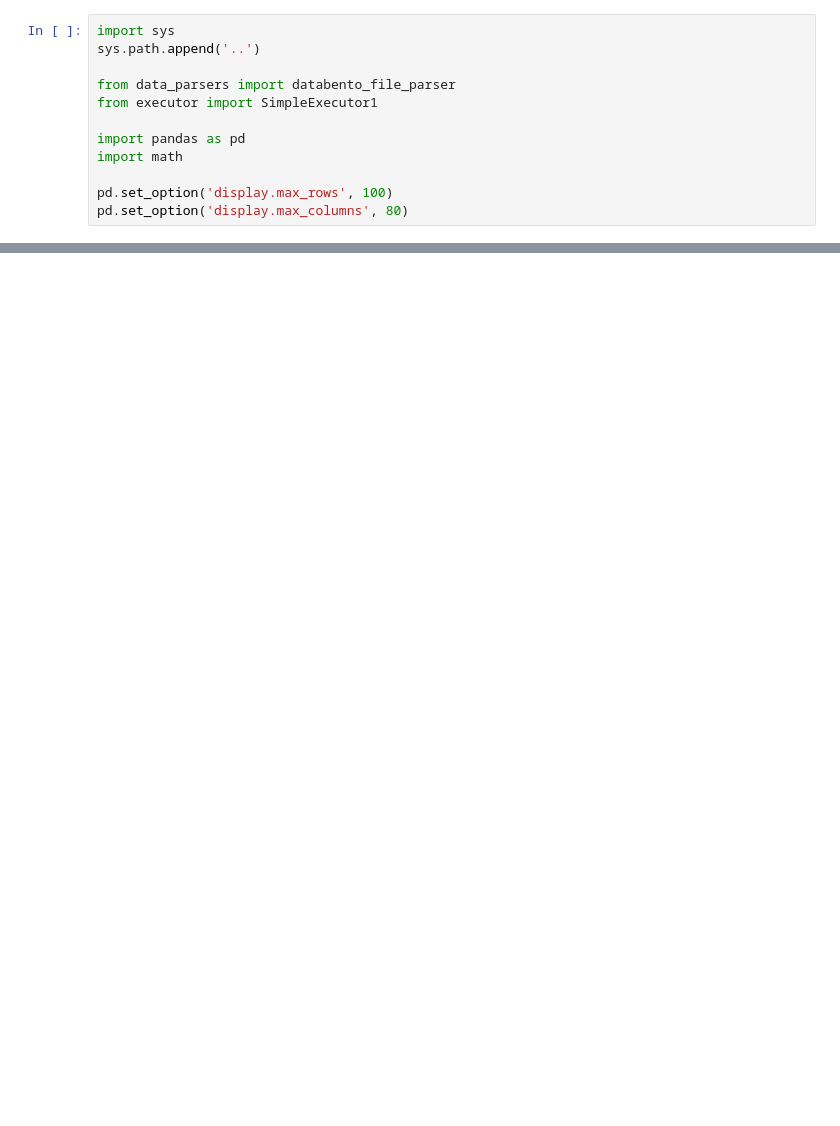
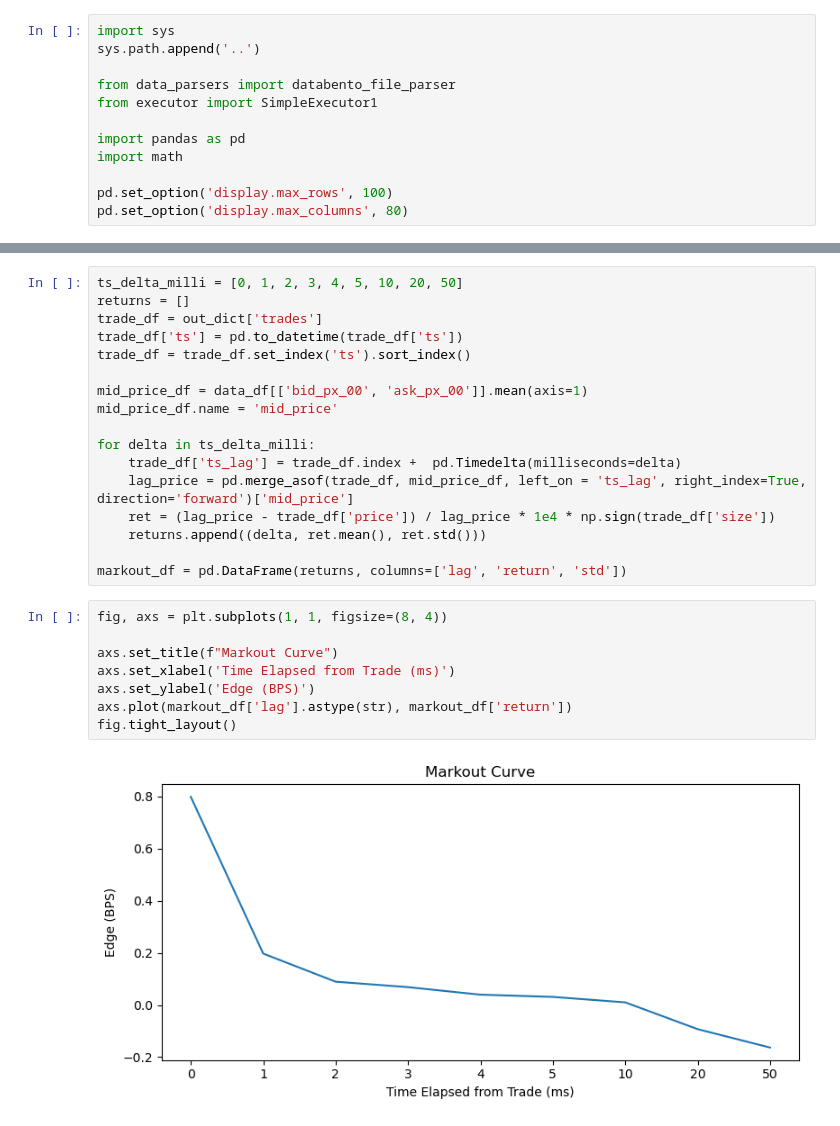
Before and after one commit to singhnam23/market-making-simulator, a Jupyter notebook: notebooks/executor_example.ipynb, the cells around one changed output, grey strips where cells are left out. Drawn from its saved outputs; the diff is of its cells as text; blank space fills up the shorter version.

```diff
--- a/notebooks/executor_example.ipynb
+++ b/notebooks/executor_example.ipynb
@@ -66,0 +113,27 @@ self.ALGO_POSITION=-1895
+# %%
+ts_delta_milli = [0, 1, 2, 3, 4, 5, 10, 20, 50]
+returns = []
+trade_df = out_dict['trades']
+trade_df['ts'] = pd.to_datetime(trade_df['ts'])
+trade_df = trade_df.set_index('ts').sort_index()
+
+mid_price_df = data_df[['bid_px_00', 'ask_px_00']].mean(axis=1)
+mid_price_df.name = 'mid_price'
+
+for delta in ts_delta_milli:
+    trade_df['ts_lag'] = trade_df.index +  pd.Timedelta(milliseconds=delta)
+    lag_price = pd.merge_asof(trade_df, mid_price_df, left_on = 'ts_lag', right_index=True, direction='forward')['mid_price']
+    ret = (lag_price - trade_df['price']) / lag_price * 1e4 * np.sign(trade_df['size'])
+    returns.append((delta, ret.mean(), ret.std()))
+
+markout_df = pd.DataFrame(returns, columns=['lag', 'return', 'std'])
+# %%
+fig, axs = plt.subplots(1, 1, figsize=(8, 4))
+
+axs.set_title(f"Markout Curve")
+axs.set_xlabel('Time Elapsed from Trade (ms)')
+axs.set_ylabel('Edge (BPS)')
+axs.plot(markout_df['lag'].astype(str), markout_df['return'])
+fig.tight_layout()
+# %% [output]
+[figure, added]
```
Also changed, not shown: parts of 7 cells of this notebook, 2 other files.
